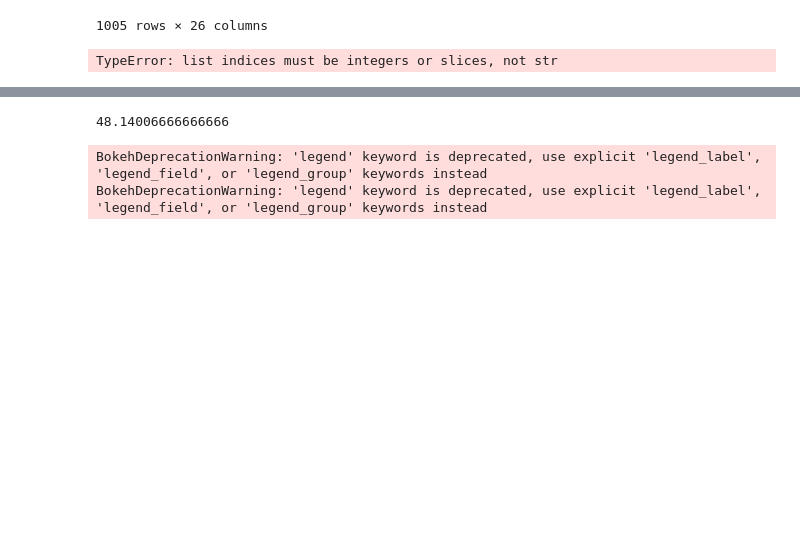
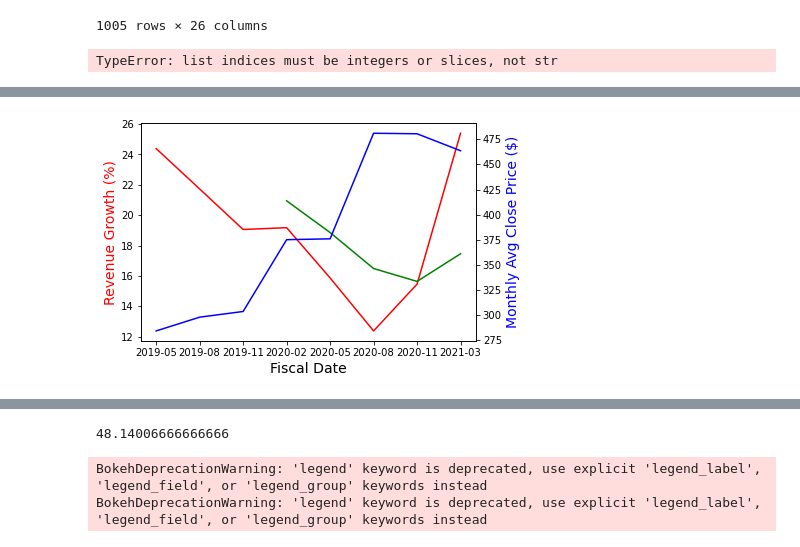
Before and after one commit to ccoppa/stock_scanner, a Jupyter notebook: scanner.ipynb, the cells around one changed output, grey strips where cells are left out. Saved outputs shown, nothing was run; the diff lists cells and outputs as text; code cells hidden in the pictures; blank space fills up the shorter version.

```diff
--- a/scanner.ipynb
+++ b/scanner.ipynb
@@ -141,3 +161,33 @@ plt.plot(df['date'], df['close'], label = "Daily Close Price")
+# %%
+# create figure and axis objects with subplots()
+fig,ax = plt.subplots()
+# make a plot
+ax.plot(appl_rev_trend.date_yrmo, appl_rev_trend.Quarterly_Revenue_Growth, color="red")
+ax.plot(appl_rev_trend.date_yrmo, appl_rev_trend.TTM_Revenue_Growth, color="green")
+# set x-axis label
+ax.set_xlabel("Fiscal Date",fontsize=14)
+# set y-axis label
+ax.set_ylabel("Revenue Growth (%)",color="red",fontsize=14)
+
+# twin object for two different y-axis on the sample plot
+ax2=ax.twinx()
+# make a plot with different y-axis using second axis object
+ax2.plot(appl_rev_trend.date_yrmo, appl_rev_trend["avg_monthly_price"],color="blue")
+ax2.set_ylabel("Monthly Avg Close Price ($)",color="blue",fontsize=14)
+# ax2.title('Short Term (3-month) vs Long Term (TTM) Revenue Growth')
+ax2.tick_params(axis='x', which='major', labelsize=6)
+plt.show()
+# plt.title('Short Term (3-month) vs Long Term (TTM) Revenue Growth')
+# plt.tick_params(axis='x', which='major', labelsize=6)
+# show a legend on the plot
+# plt.legend()
+# save the plot as a file
+# fig.savefig('two_different_y_axis_for_single_python_plot_with_twinx.jpg',
+#             format='jpeg',
+#             dpi=100,
+#             bbox_inches='tight')
+# %% [output]
+[figure, added]
 # %%
 appl_rev_trend = revenue_history('adbe', sandbox_params, 12)
 print(appl_rev_trend)
```
Also changed, not shown: parts of 6 cells of this notebook.
